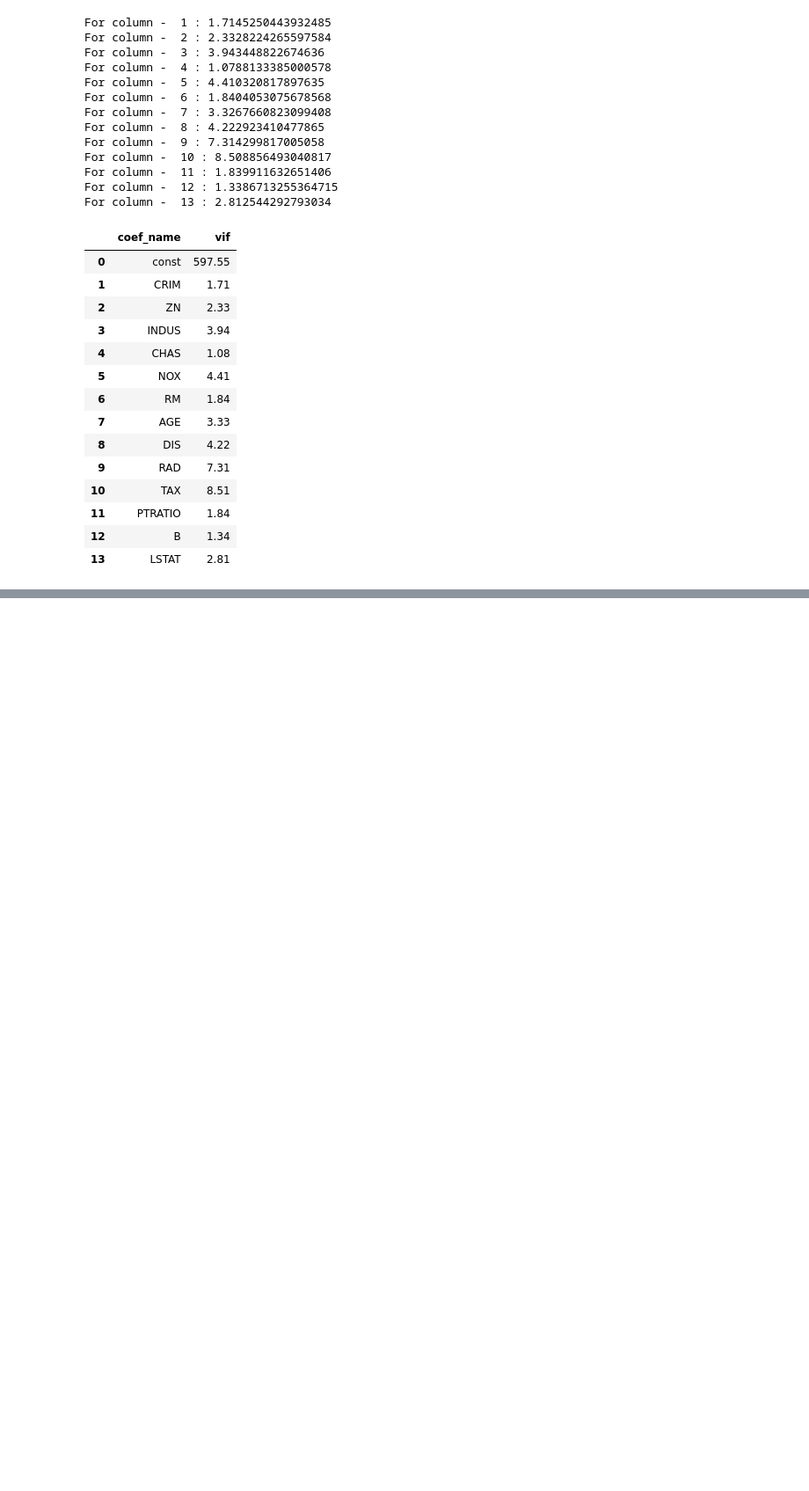
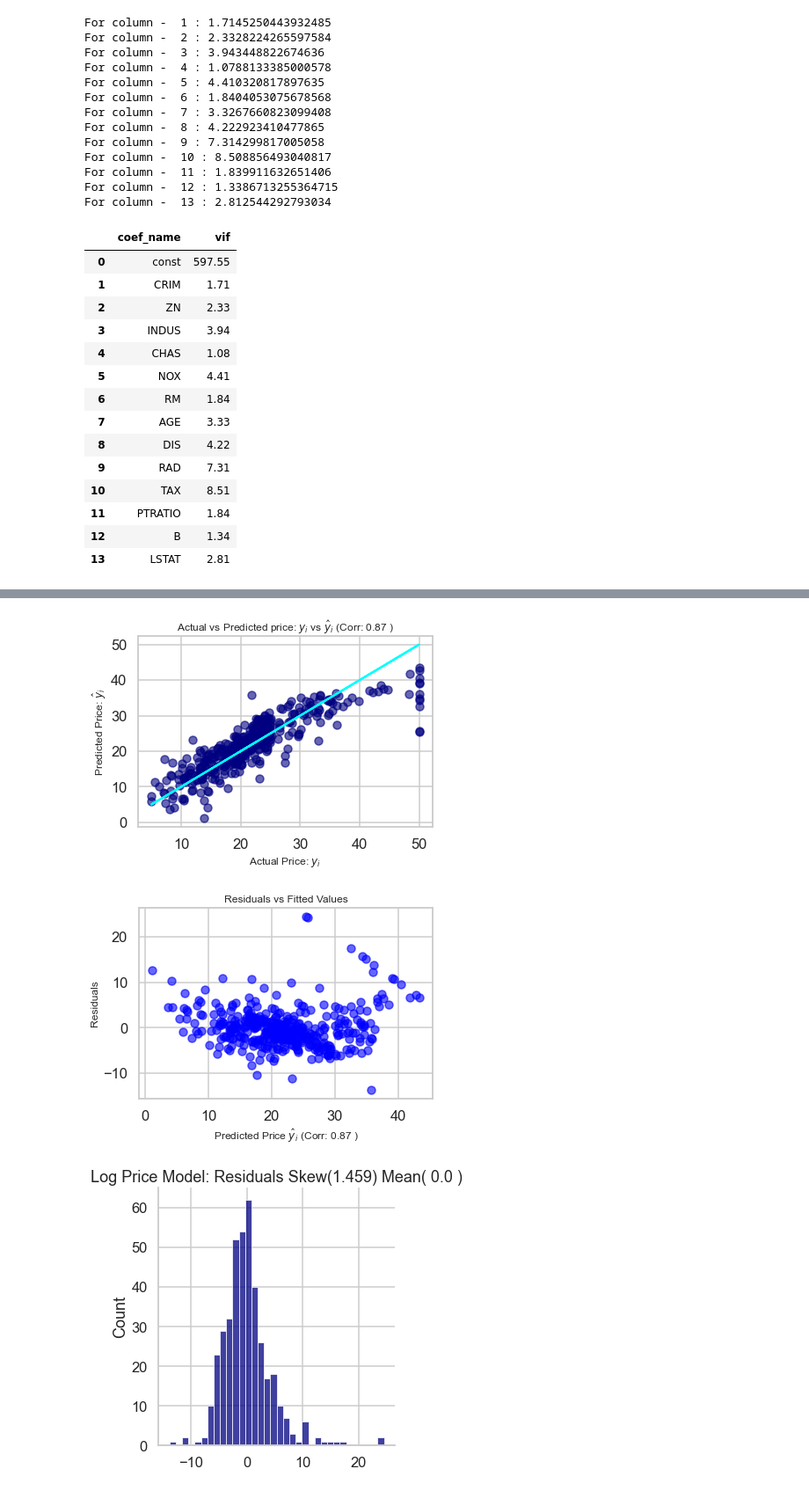
Before and after one commit to Ishraq-R-Rahman/movies-machine-learning, a Jupyter notebook: Multivariable Regression.ipynb, the cells around one changed output, grey strips where cells are left out. Shown at 88% size. Cells and saved outputs as stored; diff of their text form; code cells hidden in the pictures; blank space fills up the shorter version.

```diff
--- a/Multivariable Regression.ipynb
+++ b/Multivariable Regression.ipynb
@@ -633,0 +749,52 @@ pd.DataFrame({
+# %%
+# Generating Plots for the original dataset
+
+## Actual vs predicted Price ( including correlation )
+
+original_prices = data['PRICE']
+original_features = data.drop(['PRICE'] , axis = 1 )
+
+X_train , X_test , y_train , y_test = train_test_split(original_features , original_prices , test_size = 0.2 , random_state = 10 )
+
+# Using statsmodel
+X_incl_const = sm.add_constant( X_train )
+
+model = sm.OLS( y_train , X_incl_const ) # gives us a linear regression model
+results = model.fit()
+
+#Graph of Actual vs Predicted Price
+corr = round( y_train.corr(results.fittedvalues ) , 2 )
+
+plt.scatter( x = y_train , y = results.fittedvalues , color='navy', alpha = 0.6)
+# Perfect prediction
+plt.plot(y_train, y_train, c = 'cyan')
+plt.title(f'Actual vs Predicted price: $y_i$ vs $\hat y_i$ (Corr: {corr} )' , fontsize = 12)
+plt.xlabel('Actual Price: $y_i$',fontsize=12)
+plt.ylabel('Predicted Price: $\hat y_i$',fontsize=12)
+plt.show()
+
+
+
+## Residual vs Predicted Price
+plt.scatter( x = results.fittedvalues , y = results.resid , color='blue', alpha = 0.6)
+
+plt.xlabel(f'Predicted Price $\hat y_i$ (Corr: {corr} )' , fontsize = 12)
+plt.ylabel('Residuals',fontsize=12)
+plt.title('Residuals vs Fitted Values',fontsize=12)
+plt.show()
+
+## Distribution of residuals
+resid_mean = round(results.resid.mean(),3)
+resid_skew = round( results.resid.skew() , 3)
+
+sns.displot(results.resid , color = 'navy')
+plt.title(f'Log Price Model: Residuals Skew({resid_skew}) Mean( {resid_mean} )')
+plt.show()
+
+# Mean Sqaured Error # R-squared
+full_normal_mse = round(results.mse_resid , 3)
+full_normal_rsquared = round(results.rsquared , 3)
+# %% [output]
+[figure, added]
+[figure, added]
+[figure, added]
```
Also changed, not shown: parts of 18 cells of this notebook, 1 other file.
